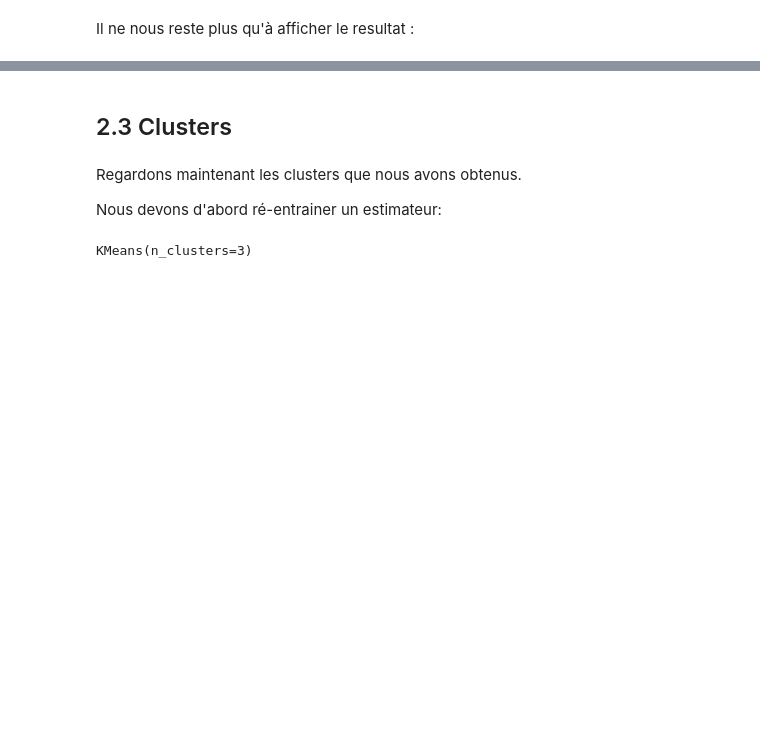
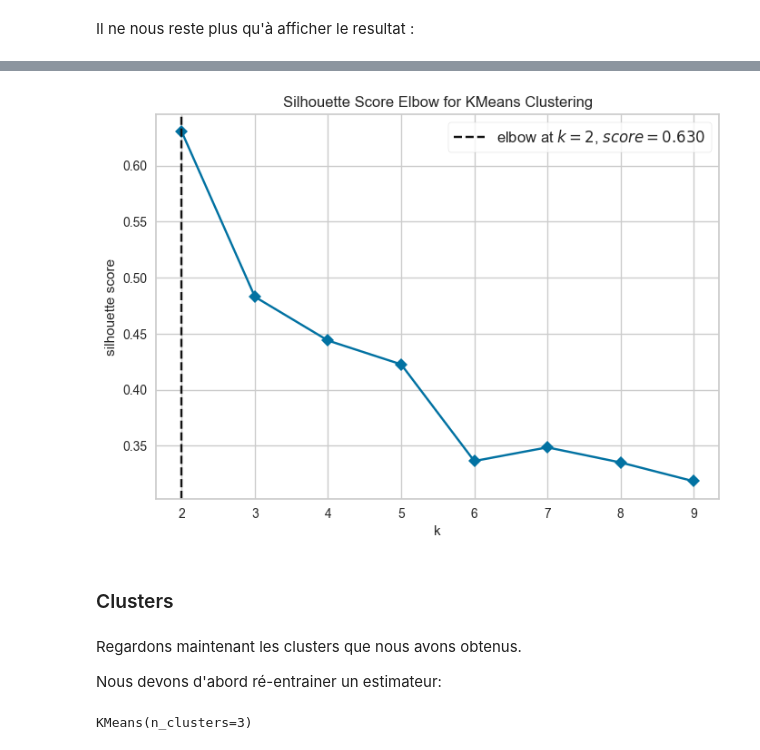
Before and after one commit to MouslyDiaw/handson-machine-learning, a Jupyter notebook: tp4_clustering/notebooks/tp_iris_unsupervised_learning.ipynb, the cells around one changed output, grey strips where cells are left out. Cells and saved outputs as stored; diff of their text form; code cells hidden in the pictures; blank space fills up the shorter version.

```diff
--- a/tp4_clustering/notebooks/tp_iris_unsupervised_learning.ipynb
+++ b/tp4_clustering/notebooks/tp_iris_unsupervised_learning.ipynb
@@ -146,5 +156,14 @@ ax = plt.plot(k_list, intertia)
+# %%
+# KMeans + Visualisation avec Silhouette (via Yellowbrick)
+model = KMeans(random_state=42)
+visualizer = KElbowVisualizer(model, k=(2,10), metric='silhouette', timings=False)
+
+visualizer.fit(X_scaled)        # Apprentissage sur les données standardisées
+visualizer.show();
+# %% [output]
+[figure, added]
 # %% [markdown]
-## 2.3 Clusters
+### Clusters
 # %% [markdown]
 Regardons maintenant les clusters que nous avons obtenus.
 
```
Also changed, not shown: parts of 49 cells of this notebook.
